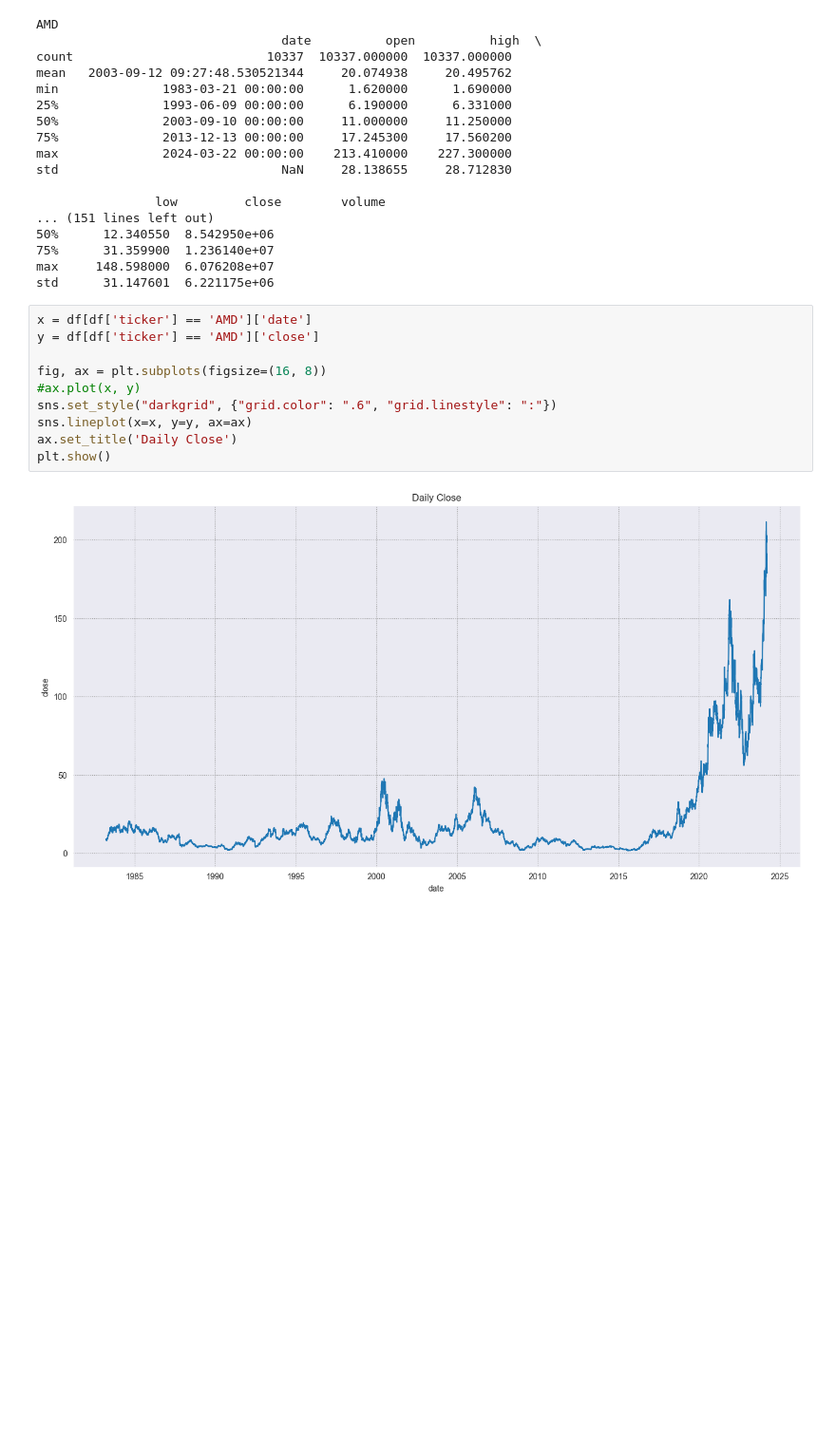
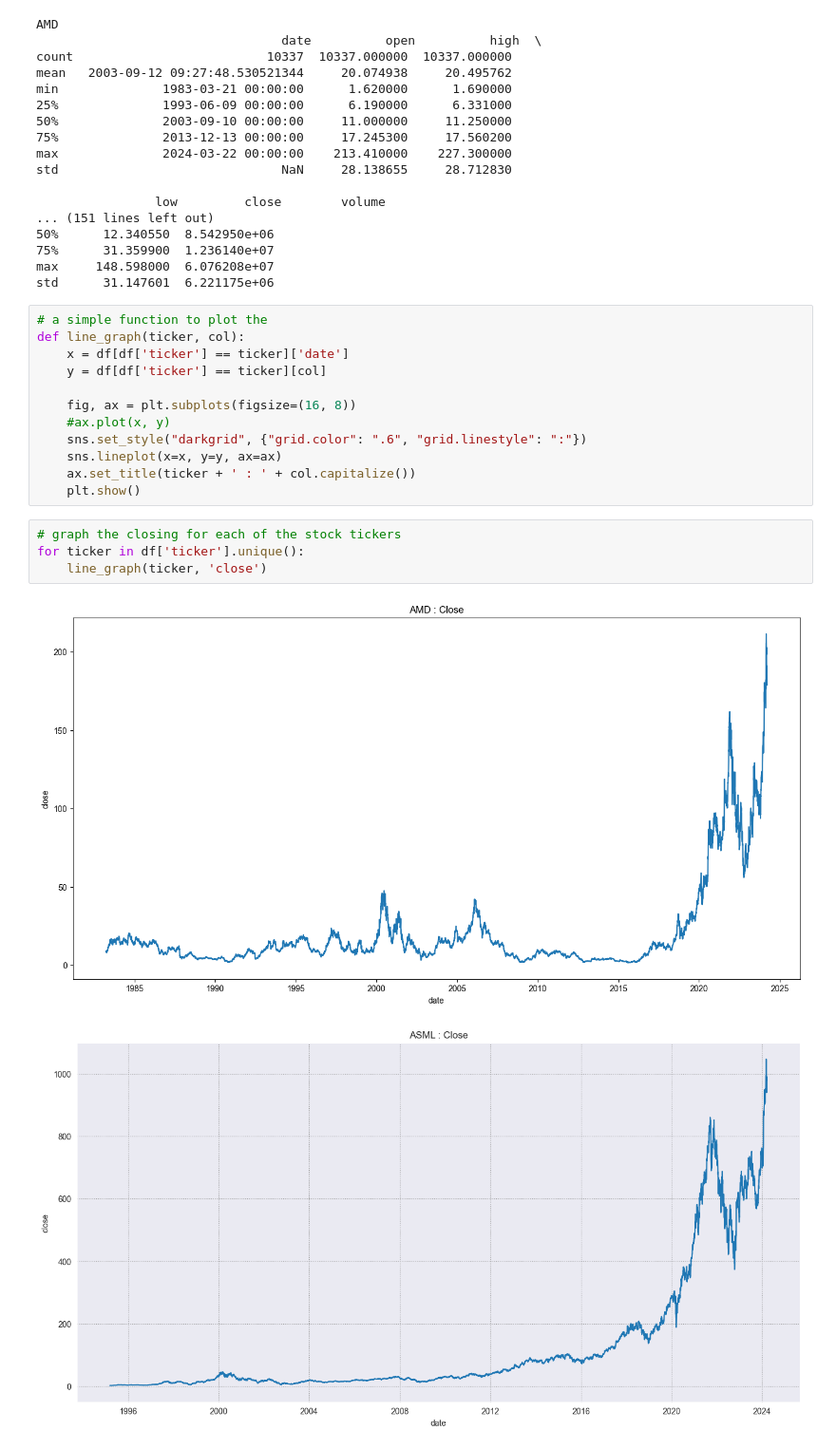
Before and after one commit to smwares/stock-trends, a Jupyter notebook: src/eda.ipynb, the cells around one changed output. Shown: that part at 95% size. Cells and saved outputs as stored; diff of their text form; blank space fills up the shorter version.

Commit message:
Added function to print graphs

```diff
--- a/src/eda.ipynb
+++ b/src/eda.ipynb
@@ -72,14 +72,21 @@ std                              NaN     28.138655     28.712830
 max     148.598000  6.076208e+07
 std      31.147601  6.221175e+06
 # %%
-x = df[df['ticker'] == 'AMD']['date']
-y = df[df['ticker'] == 'AMD']['close']
+# a simple function to plot the
+def line_graph(ticker, col):
+    x = df[df['ticker'] == ticker]['date']
+    y = df[df['ticker'] == ticker][col]
 
-fig, ax = plt.subplots(figsize=(16, 8))
-#ax.plot(x, y)
-sns.set_style("darkgrid", {"grid.color": ".6", "grid.linestyle": ":"})
-sns.lineplot(x=x, y=y, ax=ax)
-ax.set_title('Daily Close')
-plt.show()
+    fig, ax = plt.subplots(figsize=(16, 8))
+    #ax.plot(x, y)
+    sns.set_style("darkgrid", {"grid.color": ".6", "grid.linestyle": ":"})
+    sns.lineplot(x=x, y=y, ax=ax)
+    ax.set_title(ticker + ' : ' + col.capitalize())
+    plt.show()
-# %% [output]
-[figure, removed]
+# %%
+# graph the closing for each of the stock tickers
+for ticker in df['ticker'].unique():
+    line_graph(ticker, 'close')
+# %% [output]
+[figure, added]
+[figure, added]
```
Also changed, not shown: parts of 1 cell of this notebook.
